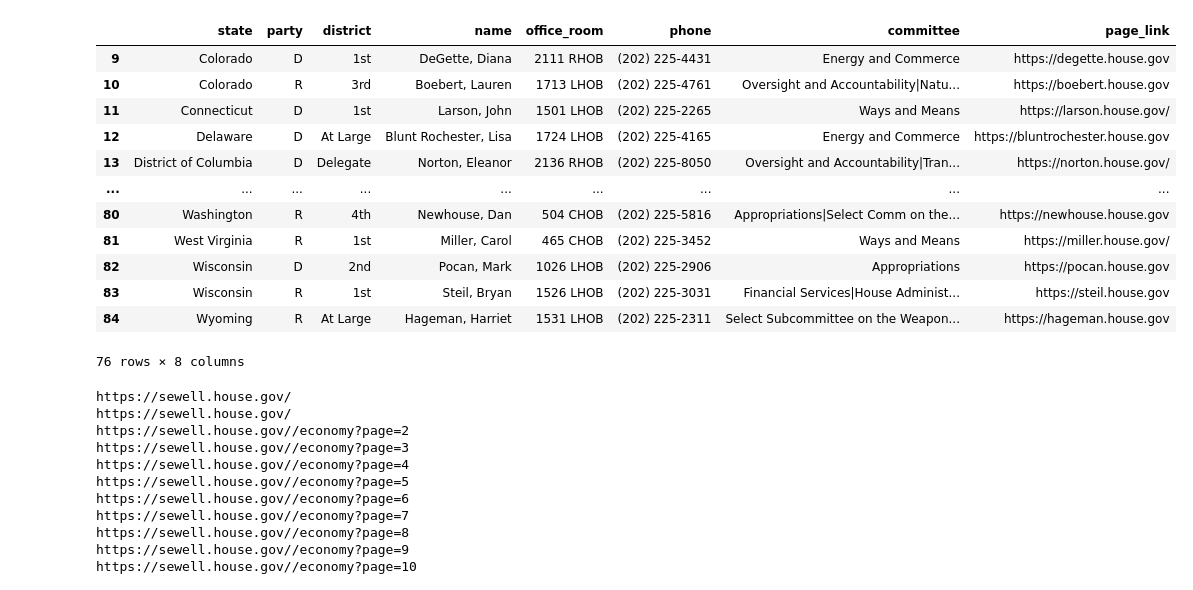
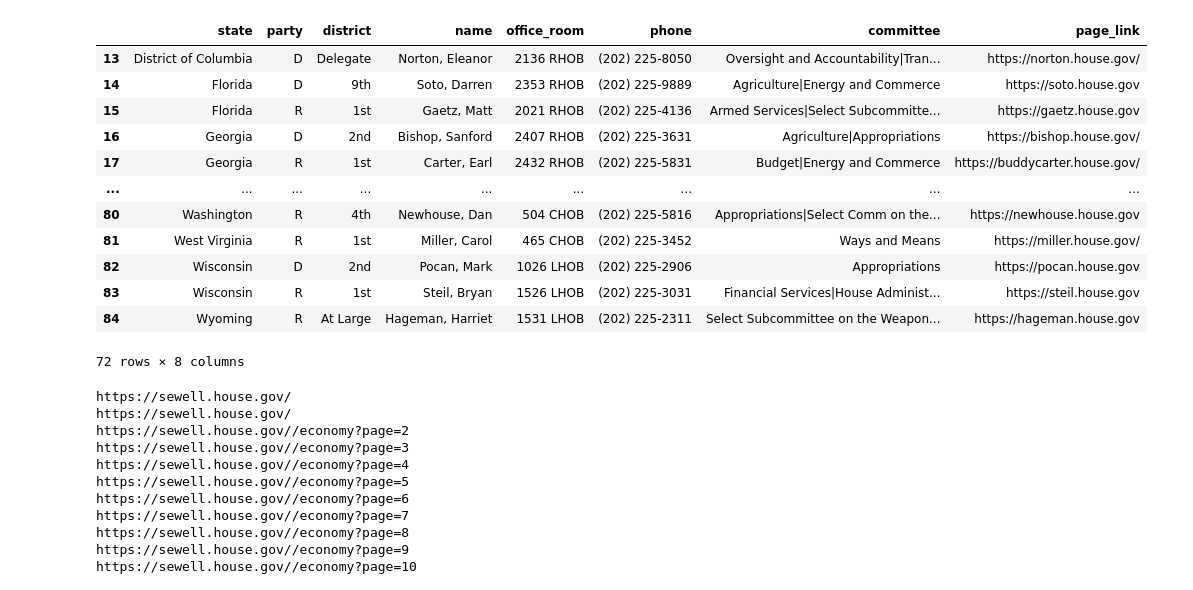
Before and after one commit to qpa-agh/usa_issues_data_mining, a Jupyter notebook: issue_scrapping.ipynb, the cells around one changed output. Saved outputs shown, nothing was run; the diff lists cells and outputs as text; code cells hidden in the pictures.

```diff
--- a/issue_scrapping.ipynb
+++ b/issue_scrapping.ipynb
@@ -5,21 +5,21 @@ from wrappers import extract_articles
 from representatives.collection import extraction_functions
 # %%
 rep_df = pd.read_csv('data\chosen_representatives.csv')
-rep_df.tail(76)
+rep_df.tail(72)
 # %% [output]
 |  | state | party | district | name | office_room | phone | committee | page_link |
-| 9 | Colorado | D | 1st | DeGette, Diana | 2111 RHOB | (202) 225-4431 | Energy and Commerce | https://degette.house.gov |
-| 10 | Colorado | R | 3rd | Boebert, Lauren | 1713 LHOB | (202) 225-4761 | Oversight and Accountability|Natu... | https://boebert.house.gov |
-| 11 | Connecticut | D | 1st | Larson, John | 1501 LHOB | (202) 225-2265 | Ways and Means | https://larson.house.gov/ |
-| 12 | Delaware | D | At Large | Blunt Rochester, Lisa | 1724 LHOB | (202) 225-4165 | Energy and Commerce | https://bluntrochester.house.gov |
 | 13 | District of Columbia | D | Delegate | Norton, Eleanor | 2136 RHOB | (202) 225-8050 | Oversight and Accountability|Tran... | https://norton.house.gov/ |
+| 14 | Florida | D | 9th | Soto, Darren | 2353 RHOB | (202) 225-9889 | Agriculture|Energy and Commerce | https://soto.house.gov |
+| 15 | Florida | R | 1st | Gaetz, Matt | 2021 RHOB | (202) 225-4136 | Armed Services|Select Subcommitte... | https://gaetz.house.gov |
+| 16 | Georgia | D | 2nd | Bishop, Sanford | 2407 RHOB | (202) 225-3631 | Agriculture|Appropriations | https://bishop.house.gov/ |
+| 17 | Georgia | R | 1st | Carter, Earl | 2432 RHOB | (202) 225-5831 | Budget|Energy and Commerce | https://buddycarter.house.gov/ |
 | ... | ... | ... | ... | ... | ... | ... | ... | ... |
 | 80 | Washington | R | 4th | Newhouse, Dan | 504 CHOB | (202) 225-5816 | Appropriations|Select Comm on the... | https://newhouse.house.gov |
 | 81 | West Virginia | R | 1st | Miller, Carol | 465 CHOB | (202) 225-3452 | Ways and Means | https://miller.house.gov/ |
 | 82 | Wisconsin | D | 2nd | Pocan, Mark | 1026 LHOB | (202) 225-2906 | Appropriations | https://pocan.house.gov |
 | 83 | Wisconsin | R | 1st | Steil, Bryan | 1526 LHOB | (202) 225-3031 | Financial Services|House Administ... | https://steil.house.gov |
 | 84 | Wyoming | R | At Large | Hageman, Harriet | 1531 LHOB | (202) 225-2311 | Select Subcommittee on the Weapon... | https://hageman.house.gov |
-76 rows × 8 columns
+72 rows × 8 columns
 # %%
 # extraction_functions['https://carl.house.gov'] = {
 #             'extract_issues': carl_extract_issues,
```
Also changed, not shown: parts of 9 cells of this notebook, 8 other files.
